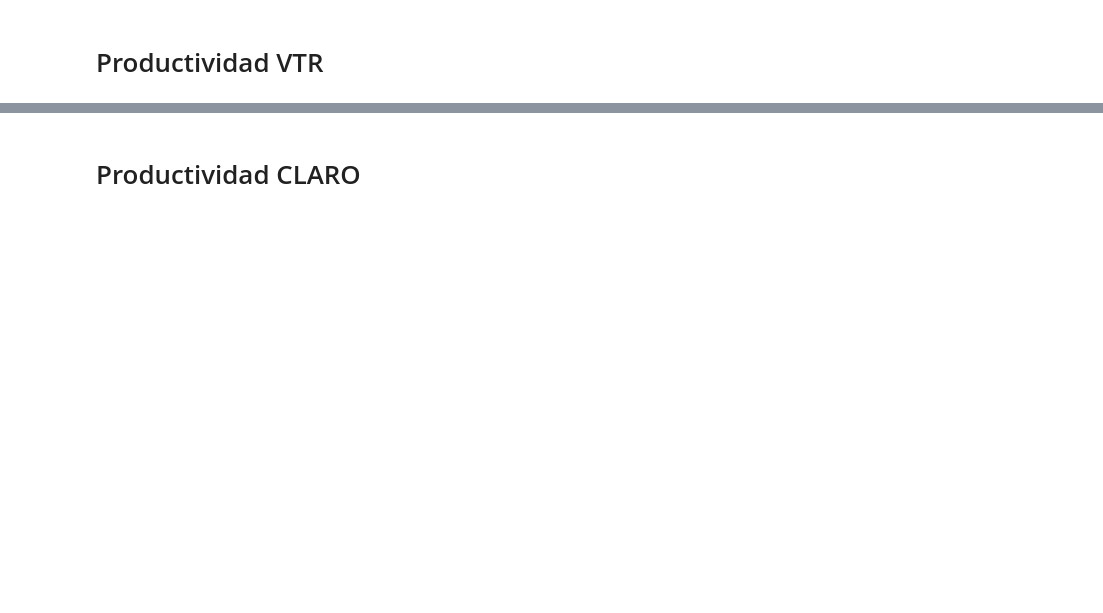
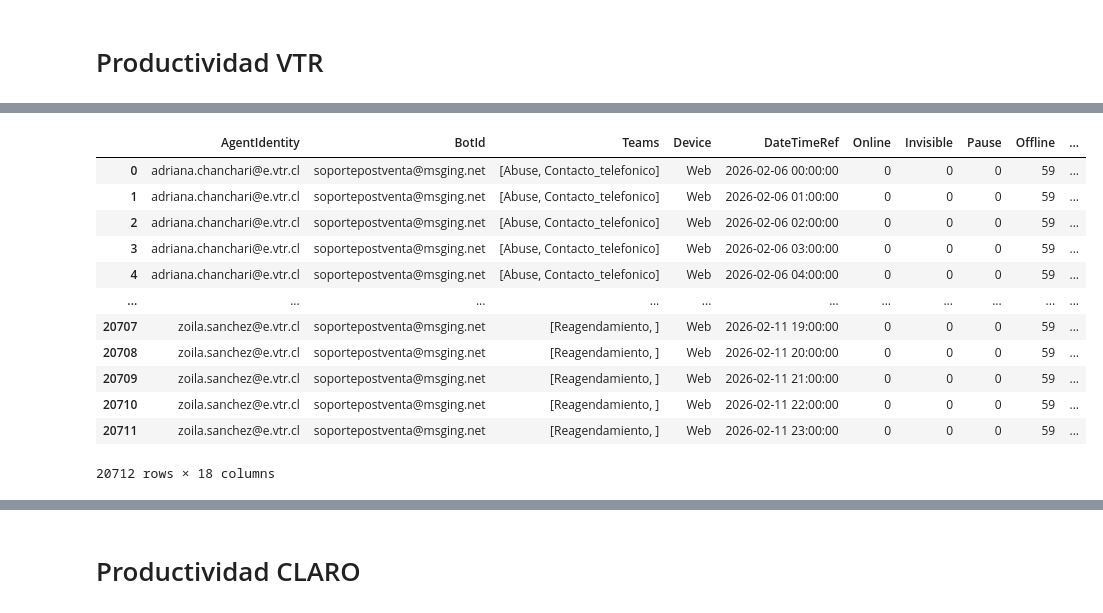
Before and after one commit to WDuran24/Python-Learning, a Jupyter notebook: Productividad.ipynb, the cells around one changed output, grey strips where cells are left out. Drawn from its saved outputs; the diff is of its cells as text; code cells hidden in the pictures; blank space fills up the shorter version.

```diff
--- a/Productividad.ipynb
+++ b/Productividad.ipynb
@@ -9,7 +9,7 @@ from datetime import datetime, timedelta  # Asegúrate de importar timedelta
 import pandas as pd
 
 # Ruta del archivo
-ruta = r"C:\Users\wduran\OneDrive - CLAROCHILE\Digital Team\Productividad\soportepostventa_Attendants_Status_2025-07-01_2025-07-30.xlsx"
+ruta = r"C:\Users\wduran\Downloads\soportepostventa_Attendants_Status_2026-02-06_2026-02-11.xlsx"
 
 # Leer el archivo Excel (por defecto lee la primera hoja)
 prod = pd.read_excel(ruta)
@@ -47,14 +71,12 @@ pd.set_option('display.max_columns', None)
 # %%
 # Define the file path
-archivo = r"C:\Users\wduran\OneDrive - CLAROCHILE\Digital Team\Dotaciones\VTR\Dotación_VTR_20250725.xlsx"
+archivo = r"C:\Users\wduran\OneDrive - CLAROCHILE\Digital Team\Dotaciones\VTR\Dotacion_CLAROVTR_20260130.xlsx"
 # Read the specific sheet named 'Dotacion' from the Excel file
 dotacion = pd.read_excel(archivo, sheet_name='Dotacion')  # Specify the sheet name
 # %%
 dotacion_filtrada = dotacion[
     (dotacion['ESTADO_CONTRATO'].str.lower() == 'vigente') &
-    (dotacion['PLATAFORMA'].str.lower().isin(['0 wsp. oopp', '0 wsp postventa'])) &
-    (dotacion['CARGO'].str.lower() == 'asesor') &
-    (dotacion['ESTADO_ASESOR'].str.lower().isin(['activo', 'licencia', 'vacaciones']))
+    (dotacion['PLATAFORMA'].str.lower().isin(['POSTVENTA NO VOZ FIJO']))
 ]
 # %%
 # Crear la nueva columna MAIL que extrae la parte izquierda del arroba
@@ -74,6 +96,22 @@ prod = prod.merge(
 
 # Crear campo MARCA: 'VTR' si coincide, vacío si no
 prod['MARCA'] = prod['EMPRESA_PAIS'].notna().map({True: 'VTR', False: ''})
+# %%
+prod
+# %% [output]
+|  | AgentIdentity | BotId | Teams | Device | DateTimeRef | Online | Invisible | Pause | Offline | ... |
+| 0 | adriana.chanchari@e.vtr.cl | soportepostventa@msging.net | [Abuse, Contacto_telefonico] | Web | 2026-02-06 00:00:00 | 0 | 0 | 0 | 59 | ... |
+| 1 | adriana.chanchari@e.vtr.cl | soportepostventa@msging.net | [Abuse, Contacto_telefonico] | Web | 2026-02-06 01:00:00 | 0 | 0 | 0 | 59 | ... |
+| 2 | adriana.chanchari@e.vtr.cl | soportepostventa@msging.net | [Abuse, Contacto_telefonico] | Web | 2026-02-06 02:00:00 | 0 | 0 | 0 | 59 | ... |
+| 3 | adriana.chanchari@e.vtr.cl | soportepostventa@msging.net | [Abuse, Contacto_telefonico] | Web | 2026-02-06 03:00:00 | 0 | 0 | 0 | 59 | ... |
+| 4 | adriana.chanchari@e.vtr.cl | soportepostventa@msging.net | [Abuse, Contacto_telefonico] | Web | 2026-02-06 04:00:00 | 0 | 0 | 0 | 59 | ... |
+| ... | ... | ... | ... | ... | ... | ... | ... | ... | ... | ... |
+| 20707 | zoila.sanchez@e.vtr.cl | soportepostventa@msging.net | [Reagendamiento, ] | Web | 2026-02-11 19:00:00 | 0 | 0 | 0 | 59 | ... |
+| 20708 | zoila.sanchez@e.vtr.cl | soportepostventa@msging.net | [Reagendamiento, ] | Web | 2026-02-11 20:00:00 | 0 | 0 | 0 | 59 | ... |
+| 20709 | zoila.sanchez@e.vtr.cl | soportepostventa@msging.net | [Reagendamiento, ] | Web | 2026-02-11 21:00:00 | 0 | 0 | 0 | 59 | ... |
+| 20710 | zoila.sanchez@e.vtr.cl | soportepostventa@msging.net | [Reagendamiento, ] | Web | 2026-02-11 22:00:00 | 0 | 0 | 0 | 59 | ... |
+| 20711 | zoila.sanchez@e.vtr.cl | soportepostventa@msging.net | [Reagendamiento, ] | Web | 2026-02-11 23:00:00 | 0 | 0 | 0 | 59 | ... |
+20712 rows × 18 columns
 # %%
 # Asegurarnos de que DateTimeRef es datetime
 prod["DateTimeRef"] = pd.to_datetime(prod["DateTimeRef"], dayfirst=True, errors="coerce")
```
Also changed, not shown: parts of 17 cells of this notebook.
